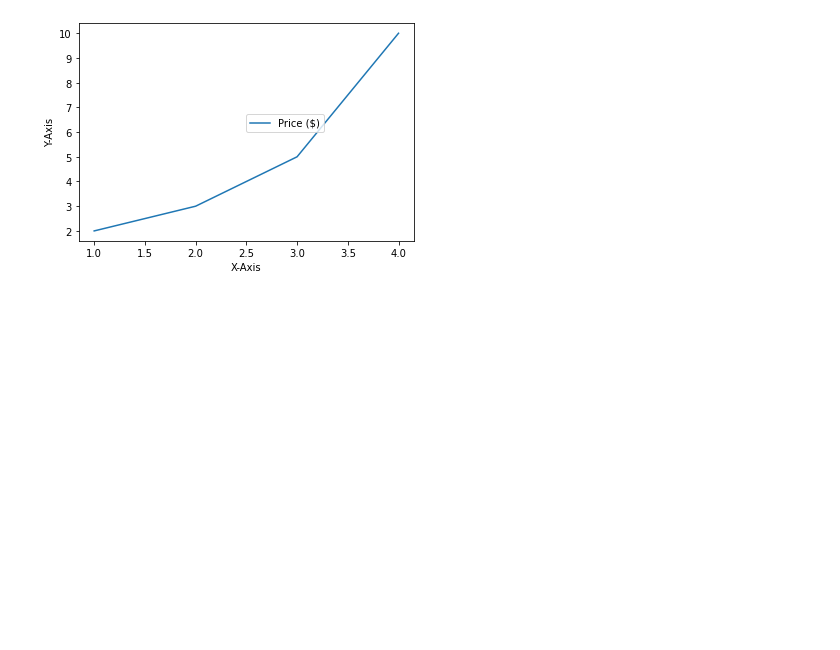
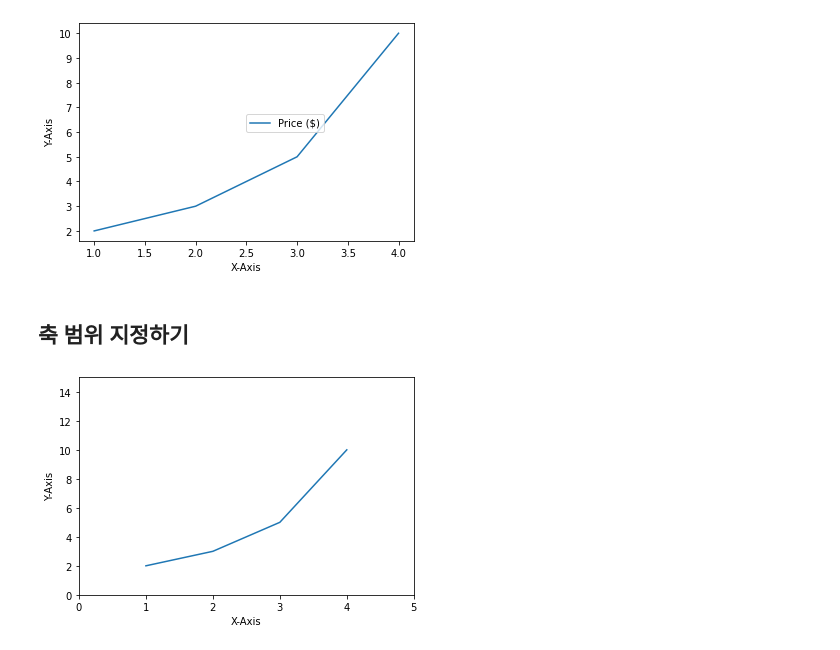
Before and after one commit to py4ine/study_Visualization, a Jupyter notebook: 20240619_Matplotlib_basic.ipynb, the cells around one changed output. Drawn from its saved outputs; the diff is of its cells as text; code cells hidden in the pictures; blank space fills up the shorter version.

```diff
--- a/20240619_Matplotlib_basic.ipynb
+++ b/20240619_Matplotlib_basic.ipynb
@@ -141,3 +141,15 @@ plt.legend(loc=(0.5, 0.5))
 plt.show()
 # %% [output]
 [figure]
+# %% [markdown]
+## 축 범위 지정하기
+# %%
+plt.plot([1,2,3,4], [2,3,5,10])
+plt.xlabel('X-Axis')
+plt.ylabel('Y-Axis')
+plt.xlim([0, 5])  # x축 범위 [xmin, xmax]
+plt.ylim([0, 15])  # y축 범위 [ymin, ymax]
+
+plt.show()
+# %% [output]
+[figure, added]
```
Also changed, not shown: parts of 13 cells of this notebook.
